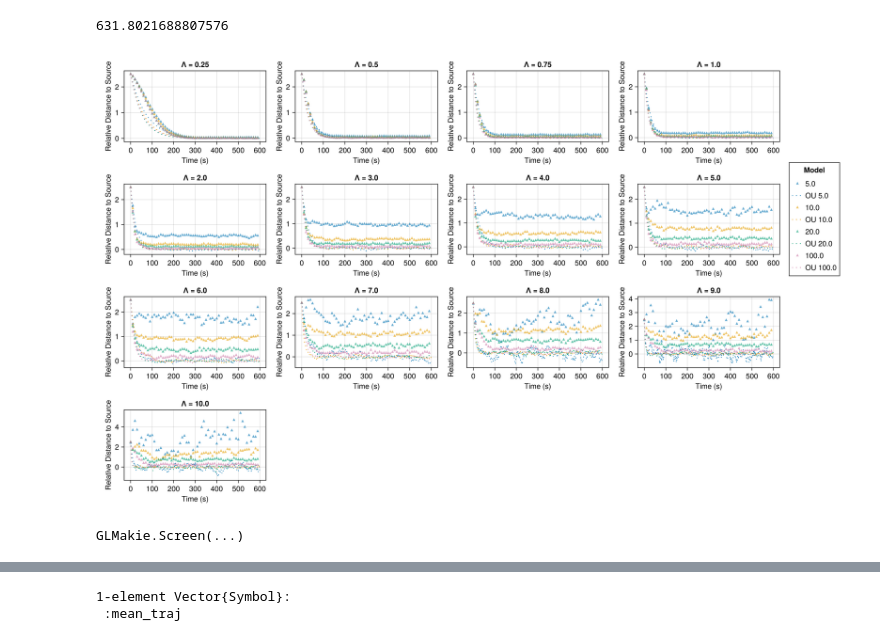
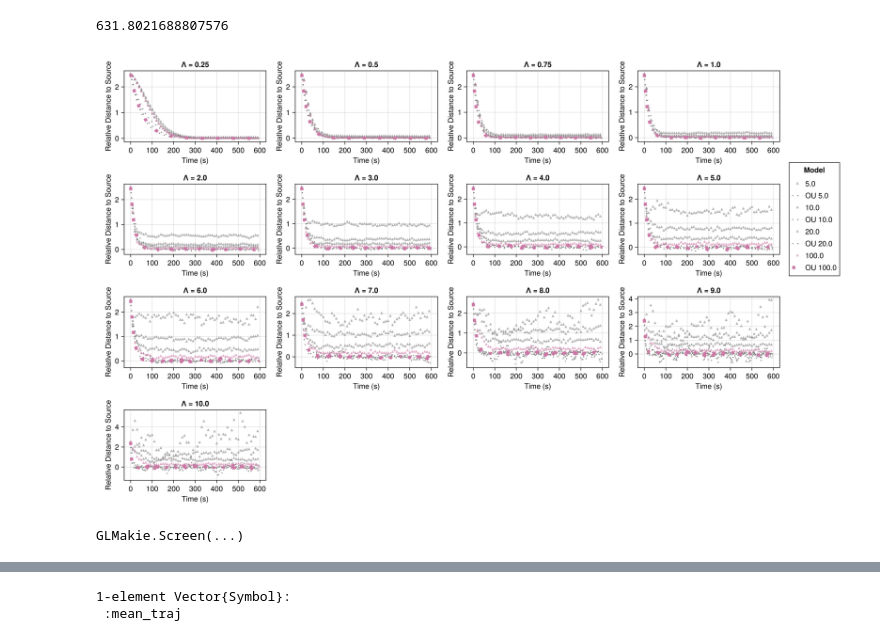
Before and after one commit to jmarib/CellBasedModels.jl, a Jupyter notebook: examples/OU_simulations.ipynb, the cells around one changed output, grey strips where cells are left out. Cells and saved outputs as stored; diff of their text form; code cells hidden in the pictures.

```diff
--- a/examples/OU_simulations.ipynb
+++ b/examples/OU_simulations.ipynb
@@ -142,21 +142,26 @@ thresholds = [40, 75, 275, 850]
 # thresholds = [850]
 
 # colors = distinguishable_colors(4, [RGB(1,1, 1), RGB(0, 0, 0)], dropseed = true, lchoices=range(70, stop=95, length = 15), cchoices=range(10, stop=40, length=15))
-colors = distinguishable_colors(
-    4,
-    [RGB(1,1,1), RGB(0,0,0)],
-    dropseed = true,
-    lchoices = range(50, stop=85, length=20),
-    cchoices = range(30, stop=80, length=20)
-)
+# colors = distinguishable_colors(
+#     4,
+#     [RGB(1,1,1), RGB(0,0,0)],
+#     dropseed = true,
+#     lchoices = range(50, stop=85, length=20),
+#     cchoices = range(30, stop=80, length=20)
+# )
 # id_to_color = Dict(1:4 .=> colors)
+# colors = [
+#     RGBf(0.0, 0.45, 0.70),   # blue
+#     RGBf(0.90, 0.62, 0.0),   # orange
+#     RGBf(0.0, 0.62, 0.45),   # green
+#     RGBf(0.80, 0.47, 0.65)   # magenta
+# ]
 colors = [
-    RGBf(0.0, 0.45, 0.70),   # blue
-    RGBf(0.90, 0.62, 0.0),   # orange
-    RGBf(0.0, 0.62, 0.45),   # green
-    RGBf(0.80, 0.47, 0.65)   # magenta
+    :grey,   # blue
+    :grey,   # orange
+    :grey,  # green
+    RGBf(0.80, 0.47, 0.65) # magenta
 ]
-
 # colors = [:red, :blue, :green, :yellow]
 # colors_2 = [:pink, :black, :brown, :orange]
 
@@ -164,6 +169,8 @@ colors = [
 rows = 4
 cols = 4
 fig2 = Figure(size=(900 * cols, 600 * rows))
+
+widths = [2, 2, 2, 6]
 
 
 for (idx, lambda) in enumerate(lambdas)
@@ -228,34 +235,34 @@ for (idx, lambda) in enumerate(lambdas)
 
         for i in 1:100:length(grouped_t)
             data_1 = grouped_t[i]
             x = data_1.x ./l
             y = data_1.y ./l
 
             # r = sqrt.(data_1.x .^ 2 .+ data_1.y .^ 2)
             # rl = r ./l
 
             push!(mean_x, mean(x))
             push!(mean_y, mean(x))
         end
 
         mask = (mean_traj.lambda .== lambda) .& (mean_traj.v .== v)
 
         mean_OU = mean_traj.mean[mask]
         mean_OUl = mean_OU ./ l
         flat_vec = vcat(mean_OUl...)
         idx_l = 1:100:length(flat_vec)
         scatter!(ax_x, (1:100:length(grouped_t))*0.1, mean_x, color = color, label = "$v", alpha = 0.6, marker = :utriangle, markersize = 7, strokecolor = :black)
-        lines!(ax_x, (1:100:length(flat_vec))*0.01, flat_vec[idx_l], color = color, linestyle = (:dot, :loose), label = "OU $v")
+        lines!(ax_x, (1:100:length(flat_vec))*0.01, flat_vec[idx_l], color = color, linestyle = (:dot, :loose), linewidth = widths[v_idx], label = "OU $v")
 
 
         if idx == 13 & v_idx == 4
             fig2[2,5] = Legend(fig2, ax_x, "Model")
         end
     end
 end
 
 display(fig2)
 # %% [output]
-[figure, old version]
+[figure, new version]
 GLMakie.Screen(...)
 # %%
```
Also changed, not shown: parts of 3 cells of this notebook, 4 other files.
